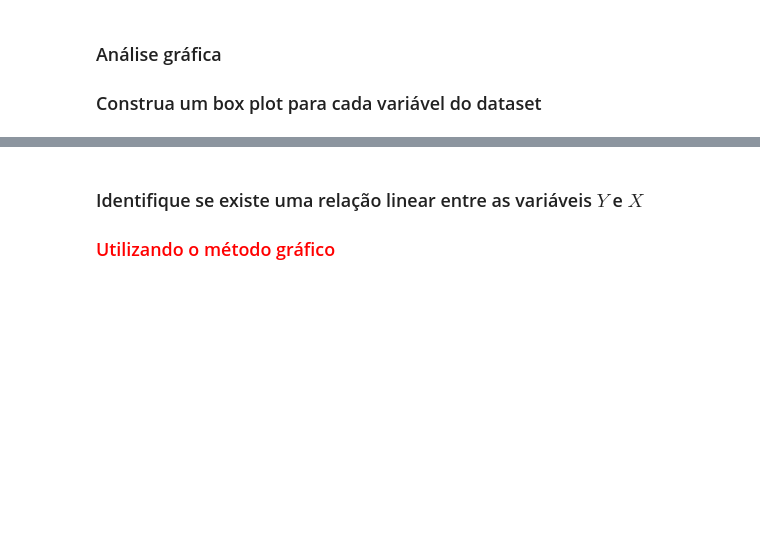
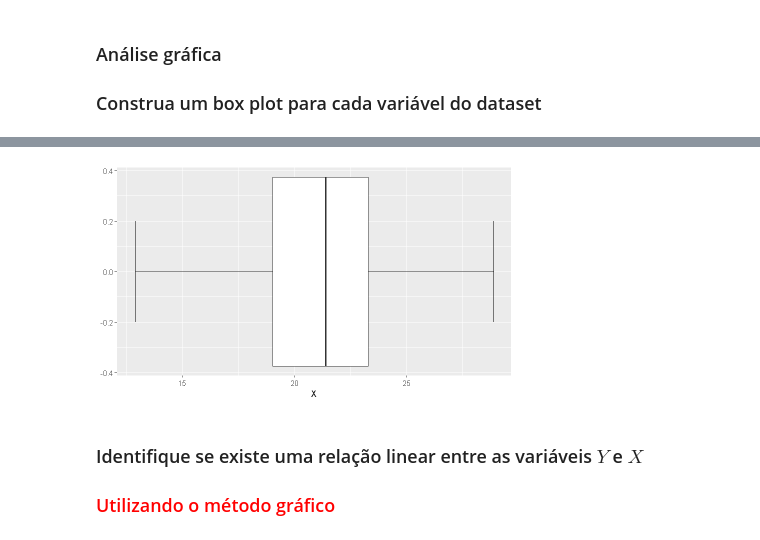
Before and after one commit to Jeidsan/estatistica-com-r, a Jupyter notebook: 4. Estatística com R - correlação e regressão/4. Exercícios.ipynb, the cells around one changed output, grey strips where cells are left out. Drawn from its saved outputs; the diff is of its cells as text; code cells hidden in the pictures; blank space fills up the shorter version.

```diff
--- a/4. Estatística com R - correlação e regressão/4. Exercícios.ipynb
+++ b/4. Estatística com R - correlação e regressão/4. Exercícios.ipynb
@@ -39,3 +82,10 @@ Os dados (amostra) foram coletados em São Paulo - Brasil, em uma área universi
+# %%
+ggplot(dados, aes(y = X)) +
+    stat_boxplot(geom='errorbar', width = 0.4) +
+    geom_boxplot() +
+    coord_flip()
+# %% [output]
+[figure, added]
 # %% [markdown]
 ### Identifique se existe uma relação linear entre as variáveis $Y$ e $X$
 ### <font color='red'>Utilizando o método gráfico</font>
```
Also changed, not shown: parts of 22 cells of this notebook.
